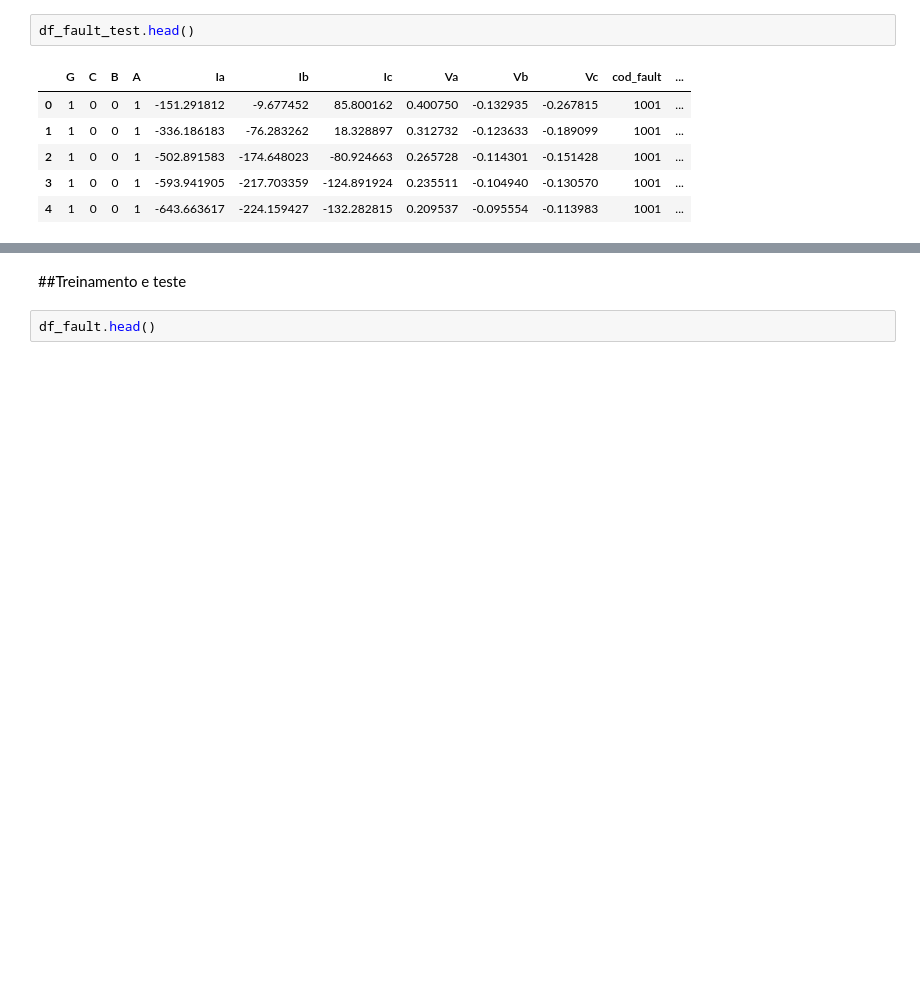
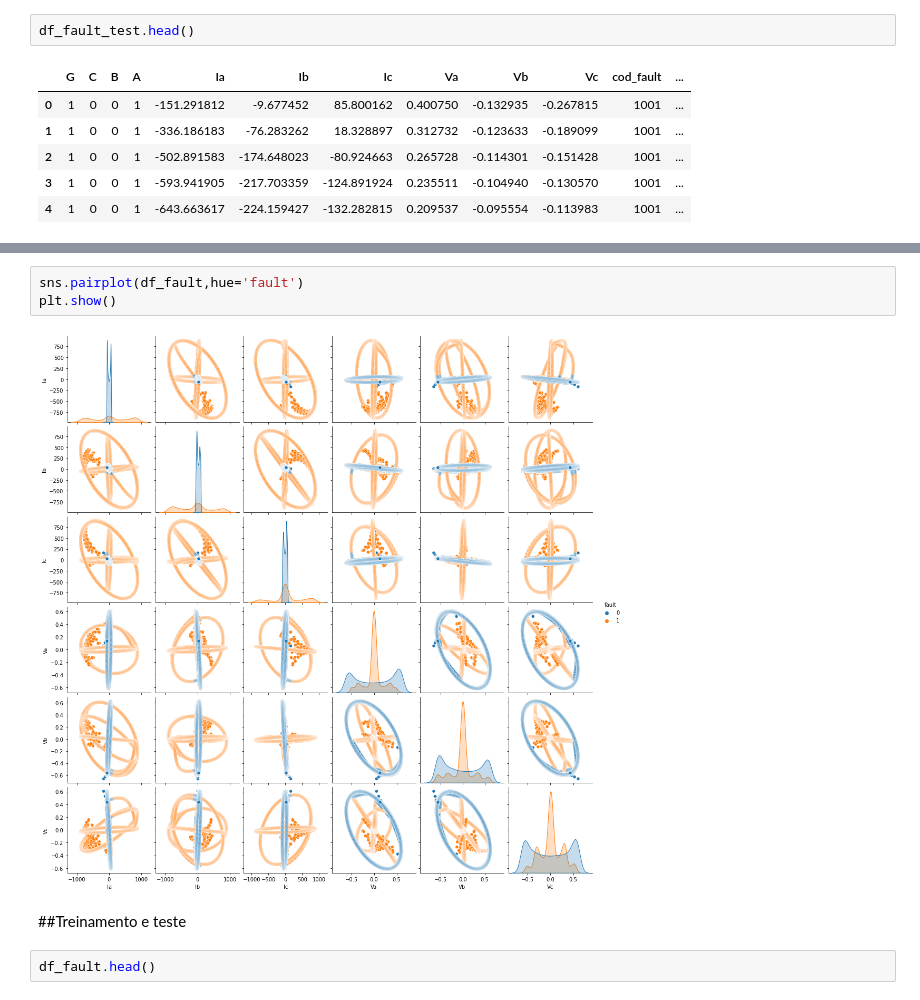
Before and after one commit to romerofernandes/class_fault, a Jupyter notebook: class_fault.ipynb, the cells around one changed output, grey strips where cells are left out. Cells and saved outputs as stored; diff of their text form; blank space fills up the shorter version.

```diff
--- a/class_fault.ipynb
+++ b/class_fault.ipynb
@@ -90,3 +123,8 @@ df_fault_test.head()
+# %%
+sns.pairplot(df_fault,hue='fault')
+plt.show()
+# %% [output]
+[figure, added]
 # %% [markdown]
 ##Treinamento e teste
 # %%
```
Also changed, not shown: parts of 4 cells of this notebook.
